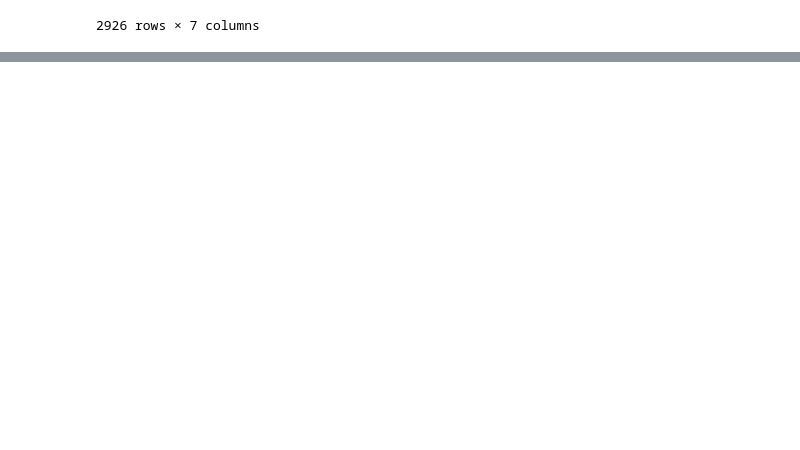
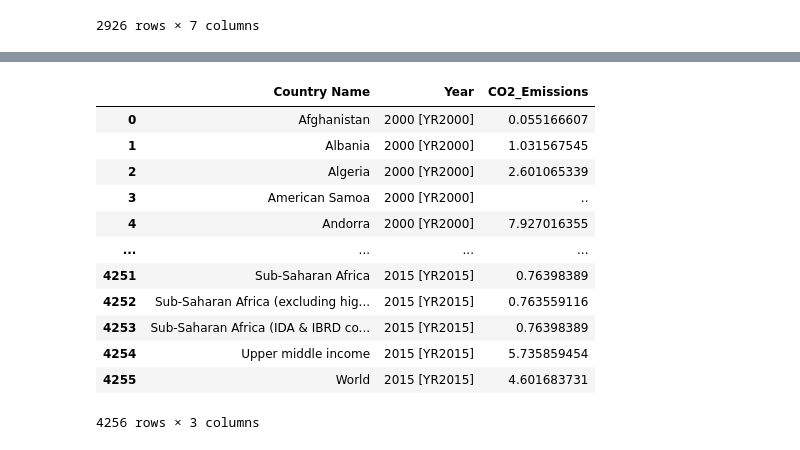
Before and after one commit to samratabduljalil/mL-olympiad2024, a Jupyter notebook: ml-co2.ipynb, the cells around one changed output, grey strips where cells are left out. Cells and saved outputs as stored; diff of their text form; code cells hidden in the pictures; blank space fills up the shorter version.

```diff
--- a/ml-co2.ipynb
+++ b/ml-co2.ipynb
@@ -110,0 +263,16 @@ NameError: name 'df' is not defined
+# %%
+melted_df
+# %% [output]
+|  | Country Name | Year | CO2_Emissions |
+| 0 | Afghanistan | 2000 [YR2000] | 0.055166607 |
+| 1 | Albania | 2000 [YR2000] | 1.031567545 |
+| 2 | Algeria | 2000 [YR2000] | 2.601065339 |
+| 3 | American Samoa | 2000 [YR2000] | .. |
+| 4 | Andorra | 2000 [YR2000] | 7.927016355 |
+| ... | ... | ... | ... |
+| 4251 | Sub-Saharan Africa | 2015 [YR2015] | 0.76398389 |
+| 4252 | Sub-Saharan Africa (excluding hig... | 2015 [YR2015] | 0.763559116 |
+| 4253 | Sub-Saharan Africa (IDA & IBRD co... | 2015 [YR2015] | 0.76398389 |
+| 4254 | Upper middle income | 2015 [YR2015] | 5.735859454 |
+| 4255 | World | 2015 [YR2015] | 4.601683731 |
+4256 rows × 3 columns
```
Also changed, not shown: parts of 13 cells of this notebook.
